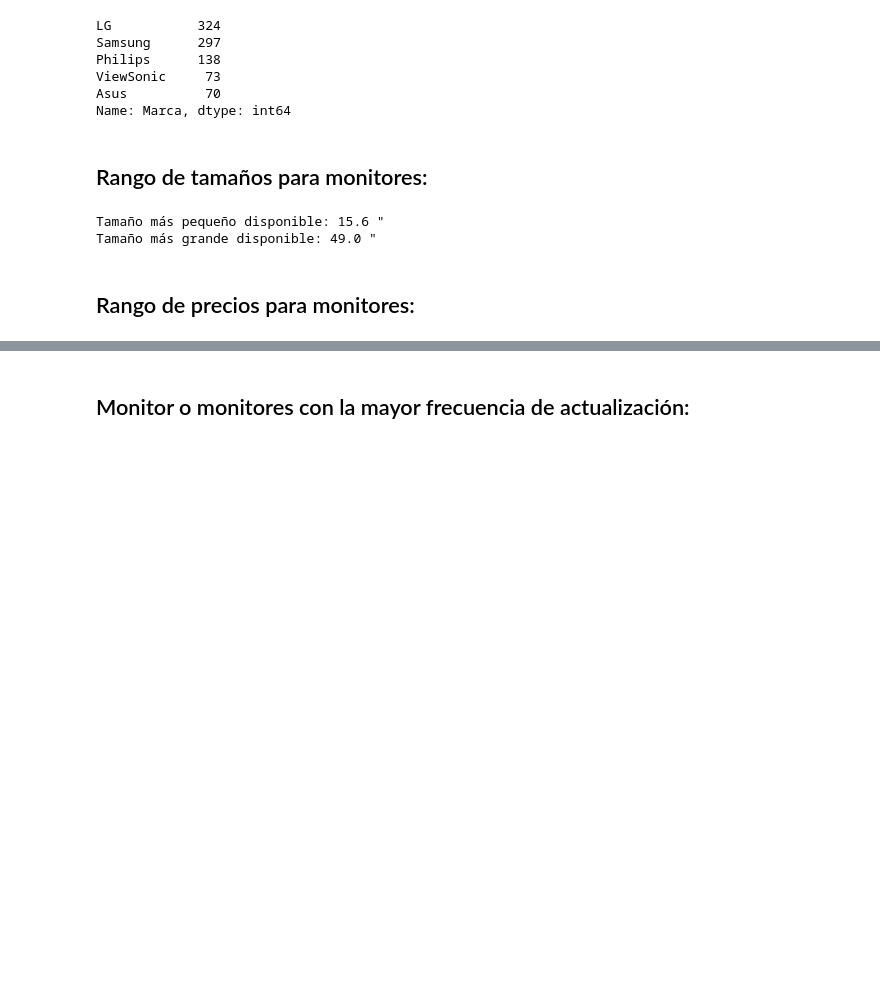
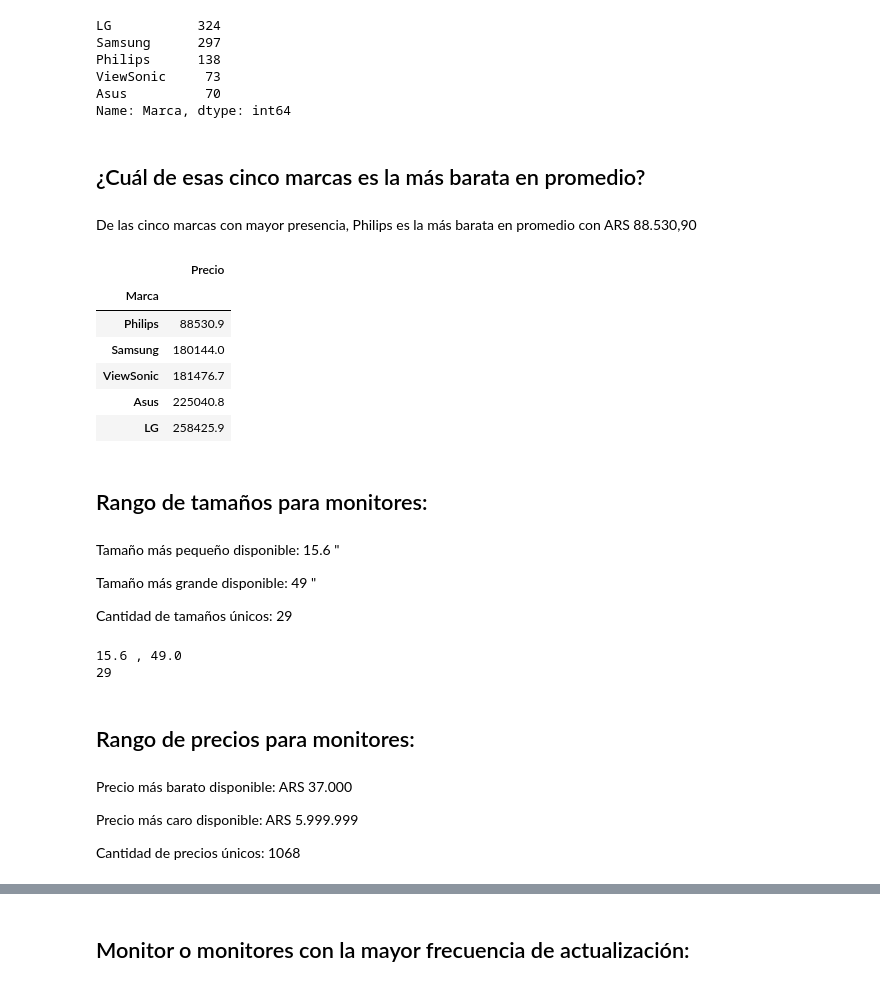
Before and after one commit to cris-andrade-97/MeLiWebScraping, a Jupyter notebook: Analisis del CSV/Análisis del CSV.ipynb, the cells around one changed output, grey strips where cells are left out. Saved outputs shown, nothing was run; the diff lists cells and outputs as text; code cells hidden in the pictures; blank space fills up the shorter version.

```diff
--- a/Analisis del CSV/Análisis del CSV.ipynb
+++ b/Analisis del CSV/Análisis del CSV.ipynb
@@ -36,14 +41,37 @@ Philips      138
 ViewSonic     73
 Asus          70
 Name: Marca, dtype: int64
+# %% [markdown]
+## ¿Cuál de esas cinco marcas es la más barata en promedio?
+# %% [markdown]
+<p>De las cinco marcas con mayor presencia, Philips es la más barata en promedio con ARS 88.530,90</p>
+# %%
+cincoMarcasConMayorPresencia = ['LG','Samsung','Philips','ViewSonic','Asus']
+df[df['Marca'].isin(cincoMarcasConMayorPresencia)][['Marca','Precio']].groupby('Marca').mean().sort_values(by='Precio')
+# %% [output]
+|  | Precio |
+| Marca |  |
+| Philips | 88530.9 |
+| Samsung | 180144.0 |
+| ViewSonic | 181476.7 |
+| Asus | 225040.8 |
+| LG | 258425.9 |
 # %% [markdown]
 ## Rango de tamaños para monitores:
+# %% [markdown]
+<p>Tamaño más pequeño disponible: 15.6 "</p>
+<p>Tamaño más grande disponible: 49 "</p>
+<p>Cantidad de tamaños únicos: 29</p>
 # %%
-print('Tamaño más pequeño disponible:',df['Tamaño de la pantalla'].min(),'"')
-print('Tamaño más grande disponible:',df['Tamaño de la pantalla'].max(),'"')
+print(df['Tamaño de la pantalla'].min(),",",df['Tamaño de la pantalla'].max())
+print(len(df['Tamaño de la pantalla'].unique()))
 # %% [output]
-Tamaño más pequeño disponible: 15.6 "
-Tamaño más grande disponible: 49.0 "
+15.6 , 49.0
+29
 # %% [markdown]
 ## Rango de precios para monitores:
+# %% [markdown]
+<p>Precio más barato disponible: ARS 37.000</p>
+<p>Precio más caro disponible: ARS 5.999.999</p>
+<p>Cantidad de precios únicos: 1068</p>
 # %%
```
Also changed, not shown: parts of 34 cells of this notebook, 2 other files.
